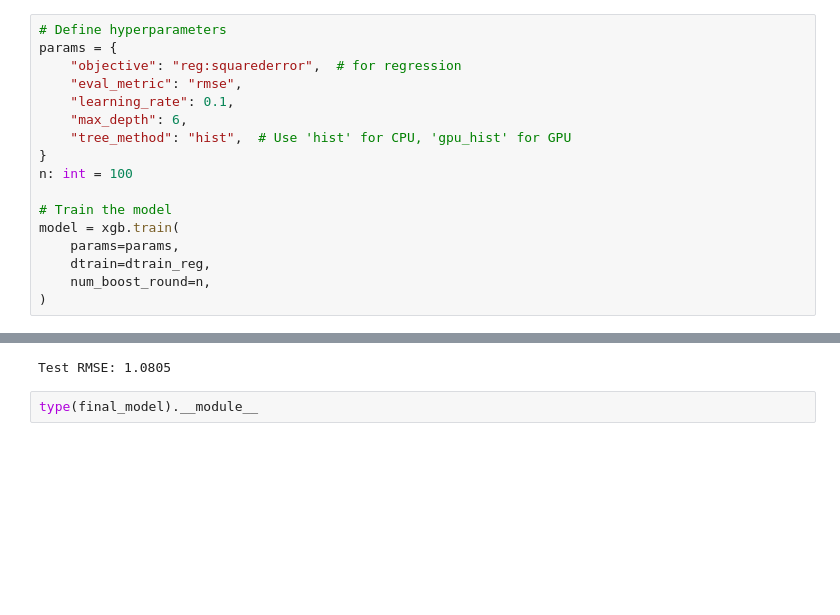
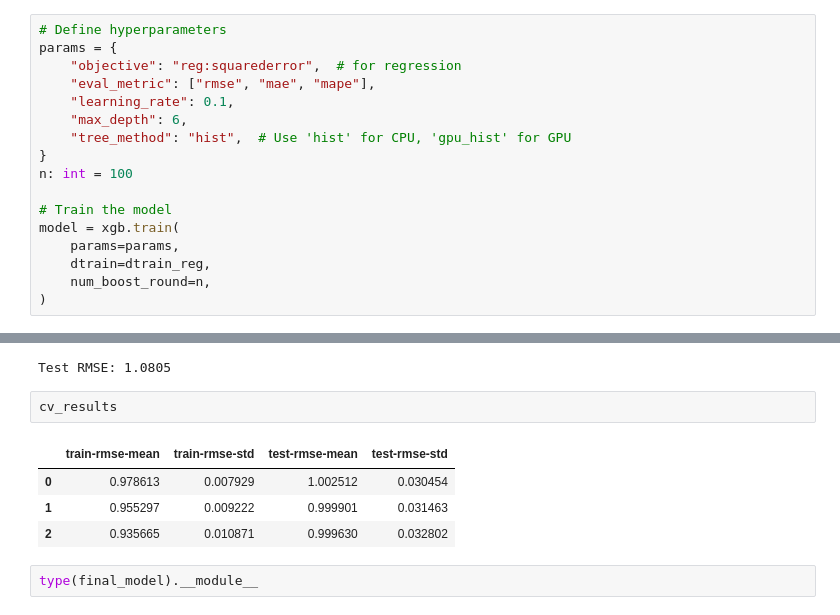
Before and after one commit to chineidu/Bike-Rental-Prediction, a Jupyter notebook: notebooks/00-lab.ipynb, the cells around one changed output, grey strips where cells are left out. Saved outputs shown, nothing was run; the diff lists cells and outputs as text; blank space fills up the shorter version.

```diff
--- a/notebooks/00-lab.ipynb
+++ b/notebooks/00-lab.ipynb
@@ -120,7 +120,7 @@ dtest_reg = xgb.DMatrix(X_test, y_test, enable_categorical=True)
 # Define hyperparameters
 params = {
     "objective": "reg:squarederror",  # for regression
-    "eval_metric": "rmse",
+    "eval_metric": ["rmse", "mae", "mape"],
     "learning_rate": 0.1,
     "max_depth": 6,
     "tree_method": "hist",  # Use 'hist' for CPU, 'gpu_hist' for GPU
@@ -194,6 +194,13 @@ Optimal boosting rounds: 3
 1         0.955297        0.009222        0.999901       0.031463
 2         0.935665        0.010871        0.999630       0.032802
 Test RMSE: 1.0805
+# %%
+cv_results
+# %% [output]
+|  | train-rmse-mean | train-rmse-std | test-rmse-mean | test-rmse-std |
+| 0 | 0.978613 | 0.007929 | 1.002512 | 0.030454 |
+| 1 | 0.955297 | 0.009222 | 0.999901 | 0.031463 |
+| 2 | 0.935665 | 0.010871 | 0.999630 | 0.032802 |
 # %%
 type(final_model).__module__
 # %% [output]
```
Also changed, not shown: parts of 4 cells of this notebook, 6 other files.
